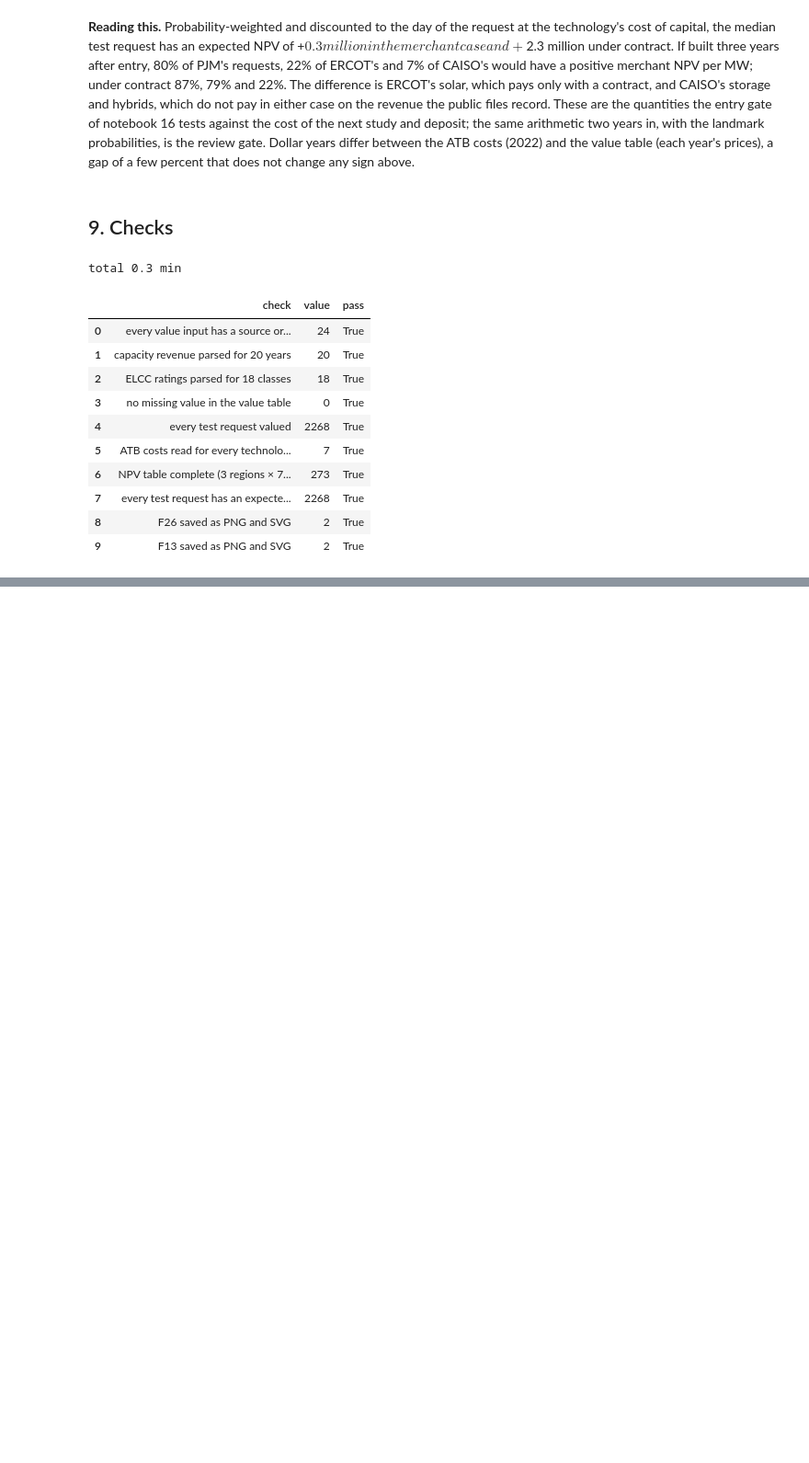
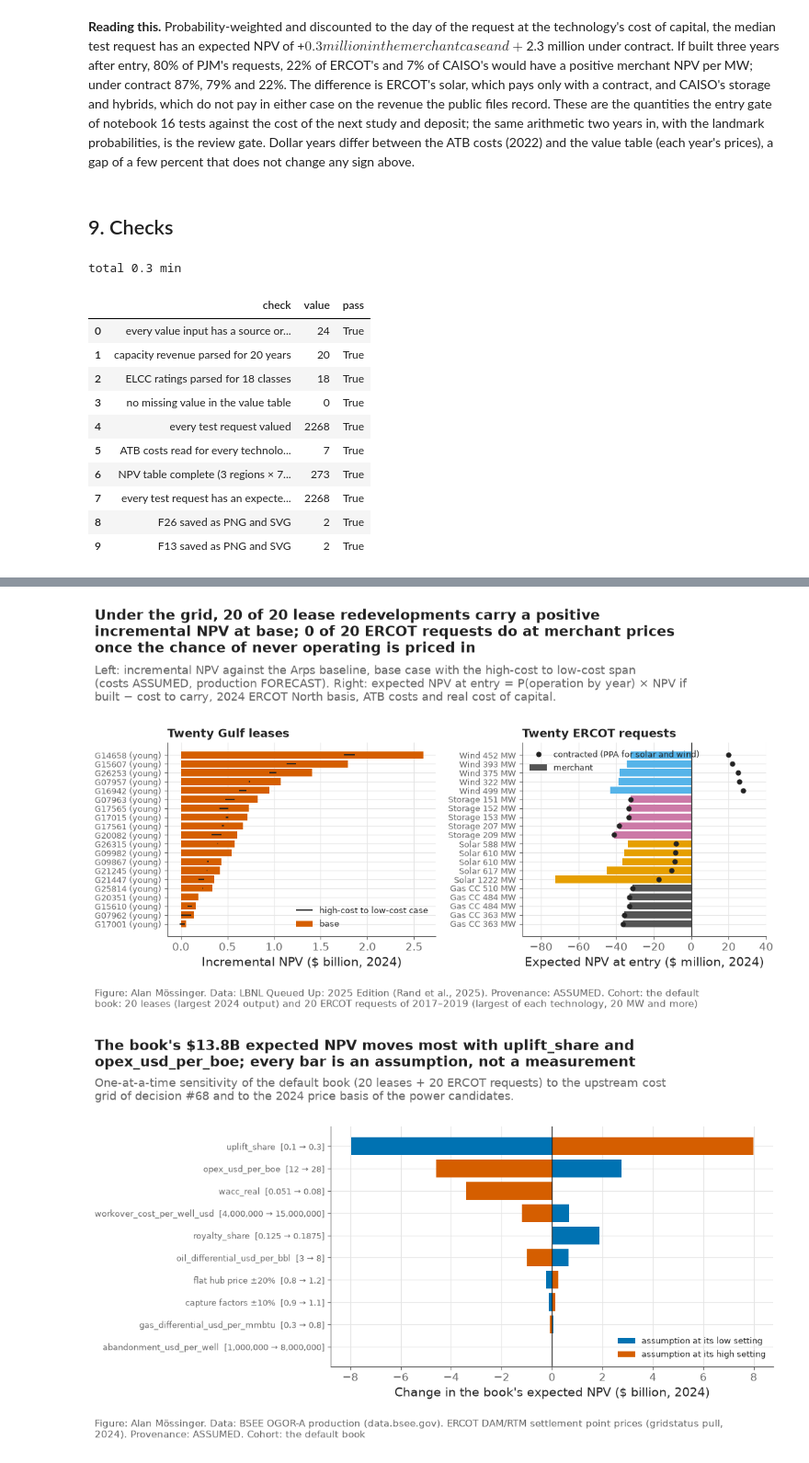
Before and after one commit to alanmossinger/Capstone, a Jupyter notebook: notebooks/07_economics.ipynb, the cells around one changed output, grey strips where cells are left out. Shown at 92% size. Cells and saved outputs as stored; diff of their text form; code cells hidden in the pictures; blank space fills up the shorter version.

```diff
--- a/notebooks/07_economics.ipynb
+++ b/notebooks/07_economics.ipynb
@@ -712,0 +1075,49 @@ total 0.3 min
+# %%
+fig, axes = plt.subplots(1, 2, figsize=(11, 6.5), gridspec_kw={"width_ratios": [1.1, 1]})
+bl = book[book["sector"] != "ERCOT power"].sort_values("expected_npv_base", ascending=True)
+y = np.arange(len(bl))
+axes[0].barh(y, bl["expected_npv_base"] / 1e9, color="#D55E00", label="base")
+axes[0].hlines(y, bl["expected_npv_high_cost"] / 1e9, bl["expected_npv_low_cost"] / 1e9, color=plots.INK, lw=1.5, label="high-cost to low-cost case")
+axes[0].set_yticks(y, [f"{r['project_id'].split('|')[1]} ({r['case'].split()[0]})" for _, r in bl.iterrows()], fontsize=9)
+axes[0].set_xlabel("Incremental NPV ($ billion, 2024)")
+axes[0].legend(loc="lower right", fontsize=9.5)
+axes[0].set_title("Twenty Gulf leases", fontsize=13)
+bp = book[book["sector"] == "ERCOT power"].sort_values(["technology", "expected_npv_base"], ascending=[True, True])
+y = np.arange(len(bp))
+colors = bp["technology"].map({"Gas CC": config.TECH_COLORS["Gas"], "Solar": config.TECH_COLORS["Solar"], "Wind": config.TECH_COLORS["Wind"], "Storage": config.TECH_COLORS["Battery"]})
+axes[1].barh(y, bp["expected_npv_base"] / 1e6, color=colors, label="merchant")
+axes[1].plot(bp["expected_npv_contracted"] / 1e6, y, "o", color=plots.INK, ms=5, label="contracted (PPA for solar and wind)")
+axes[1].axvline(0, color=plots.INK, lw=1)
+axes[1].set_yticks(y, [f"{r['technology']} {r['mw']:.0f} MW" for _, r in bp.iterrows()], fontsize=9)
+axes[1].set_xlabel("Expected NPV at entry ($ million, 2024)")
+axes[1].set_xlim(-90, 40)
+axes[1].legend(loc="upper left", fontsize=9.5)
+axes[1].set_title("Twenty ERCOT requests", fontsize=13)
+n_pos_l, n_pos_p = int((bl["expected_npv_base"] > 0).sum()), int((bp["expected_npv_base"] > 0).sum())
+plots.finish(fig,
+             f"Under the grid, {n_pos_l} of 20 lease redevelopments carry a positive incremental NPV at base; {n_pos_p} of 20 ERCOT requests do at merchant prices once the chance of never operating is priced in",
+             "Left: incremental NPV against the Arps baseline, base case with the high-cost to low-cost span (costs ASSUMED, production FORECAST). "
+             "Right: expected NPV at entry = P(operation by year) × NPV if built − cost to carry, 2024 ERCOT North basis, ATB costs and real cost of capital.",
+             "the default book: 20 leases (largest 2024 output) and 20 ERCOT requests of 2017–2019 (largest of each technology, 20 MW and more)",
+             lbnl=True, sources=[config.SOURCE_BSEE, config.SOURCE_ERCOT], provenance="ASSUMED")
+plots.save_fig(fig, "F28_candidates", "The forty candidates of the default book: incremental NPV of the lease redevelopments and timing-weighted expected NPV of the ERCOT requests.", NOTEBOOK)
+plt.show()
+fig, ax = plt.subplots(figsize=(11, 6.5))
+t = tornado.iloc[::-1]
+y = np.arange(len(t))
+ax.barh(y, (t["book_npv_at_low"] - base_book) / 1e9, color="#0072B2", label="assumption at its low setting")
+ax.barh(y, (t["book_npv_at_high"] - base_book) / 1e9, color="#D55E00", label="assumption at its high setting")
+ax.axvline(0, color=plots.INK, lw=1)
+fmt = lambda v: f"{v:,.0f}" if abs(v) >= 1000 else f"{v:g}"
+ax.set_yticks(y, [f"{a}  [{fmt(lo)} → {fmt(hi)}]" for a, lo, hi in zip(t["assumption"], t["low_value"], t["high_value"])], fontsize=9.5)
+ax.set_xlabel("Change in the book's expected NPV ($ billion, 2024)")
+ax.legend(loc="lower right", fontsize=9.5)
+plots.finish(fig,
+             f"The book's ${base_book / 1e9:.1f}B expected NPV moves most with {tornado.iloc[0]['assumption']} and {tornado.iloc[1]['assumption']}; every bar is an assumption, not a measurement",
+             "One-at-a-time sensitivity of the default book (20 leases + 20 ERCOT requests) to the upstream cost grid of decision #68 and to the 2024 price basis of the power candidates.",
+             "the default book", lbnl=False, sources=[config.SOURCE_BSEE, config.SOURCE_ERCOT], provenance="ASSUMED")
+plots.save_fig(fig, "F29_cost_tornado", "One-at-a-time sensitivity of the default book's expected NPV to each cost-grid assumption and to the power price basis.", NOTEBOOK)
+plt.show()
+# %% [output]
+[figure, added]
+[figure, added]
```
Also changed, not shown: parts of 19 cells of this notebook, 17 other files.
